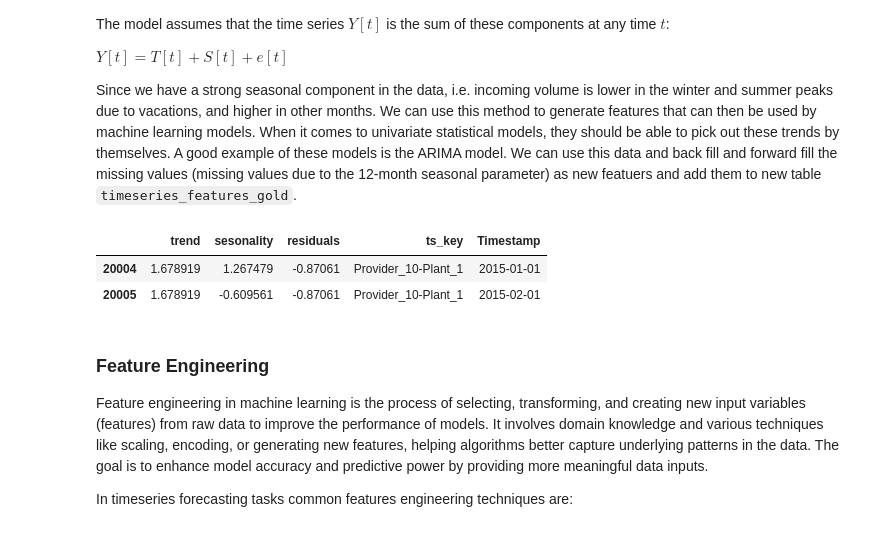
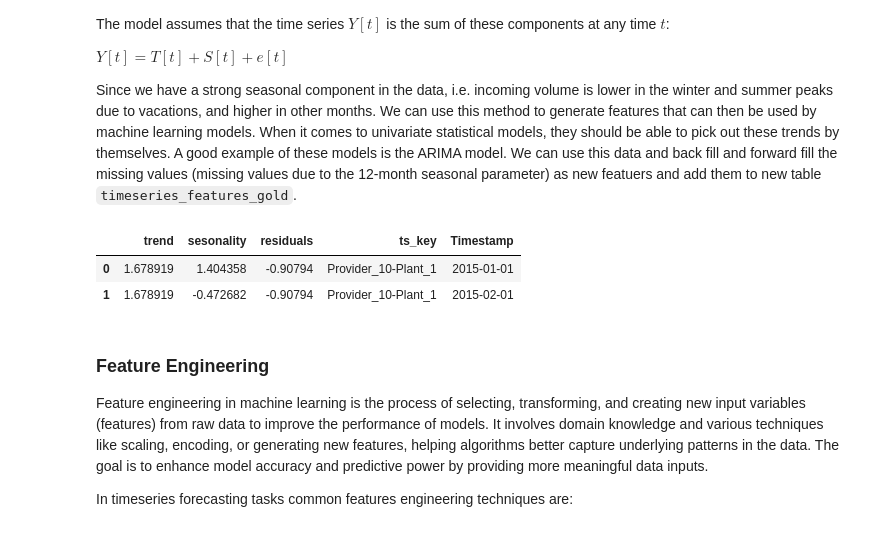
Before and after one commit to john2408/project_data_analytics, a Jupyter notebook: reports/report.ipynb, the cells around one changed output. Cells and saved outputs as stored; diff of their text form; code cells hidden in the pictures.

Commit message:
added outlier detection method

```diff
--- a/reports/report.ipynb
+++ b/reports/report.ipynb
@@ -209,8 +209,15 @@ Another important factor when working with time series is to make sure we have d
 df_ratio_gold['Vol/Prod_ratio_kg'] = df_ratio_gold['Vol/Prod_ratio_kg'].interpolate(method='polynomial', order=1)
 # Store ratio data to Gold layer
 df_ratio_gold.to_parquet(config['preprocessing']['ratio_gold_path'])
+
+df_ratio_gold_clean = apply_outlier_cleaning(input_path=config['outliers']['ratio_gold_path'],
+            output_pdf_path=config['outliers']['output_pdf_path'],
+            output_parquet_path=config['outliers']['output_parquet_path'],
+            target_col=config['outliers']['target_col'],
+            window=config['outliers']['window'])
+
 # Create PDF Reaport of all ratios
-#plot_ratio_all_ts(df_ratio=df_ratio_gold, path=config['preprocessing']['pdf_report_ratios_path'])
+#plot_ratio_all_ts(df_ratio=df_ratio_gold_clean, path=config['preprocessing']['pdf_report_ratios_path'])
 # %% [markdown]
 The PDF Report `Timeseries_Vol_Prod_Ratio.pdf` contains all the timeseries plots. This can be analyzed to understand a bit deeper particular patterns in the data.
 # %% [markdown]
@@ -226,13 +233,13 @@ $
 
 Since we have a strong seasonal component in the data, i.e. incoming volume is lower in the winter and summer peaks due to vacations, and higher in other months. We can use this method to generate features that can then be used by machine learning models. When it comes to univariate statistical models, they should be able to pick out these trends by themselves. A good example of these models is the ARIMA model. We can use this data and back fill and forward fill the missing values (missing values due to the 12-month seasonal parameter) as new featuers and add them to new table `timeseries_features_gold`.
 # %%
-df_ts_decomposition = features_seasonal_decomposition(df_ratio_gold=df_ratio_gold, target_col=config['feature_eng']['target_col'])
+df_ts_decomposition = features_seasonal_decomposition(df_ratio_gold=df_ratio_gold_clean, target_col=config['feature_eng']['target_col'])
 df_ts_decomposition.to_parquet(config['preprocessing']['seasonal_feat_gold_path'])
 df_ts_decomposition.head(2)
 # %% [output]
 |  | trend | sesonality | residuals | ts_key | Timestamp |
-| 20004 | 1.678919 | 1.267479 | -0.87061 | Provider_10-Plant_1 | 2015-01-01 |
-| 20005 | 1.678919 | -0.609561 | -0.87061 | Provider_10-Plant_1 | 2015-02-01 |
+| 0 | 1.678919 | 1.404358 | -0.90794 | Provider_10-Plant_1 | 2015-01-01 |
+| 1 | 1.678919 | -0.472682 | -0.90794 | Provider_10-Plant_1 | 2015-02-01 |
 # %% [markdown]
 ### Feature Engineering
 
```
Also changed, not shown: parts of 16 cells of this notebook, 27 other files.
